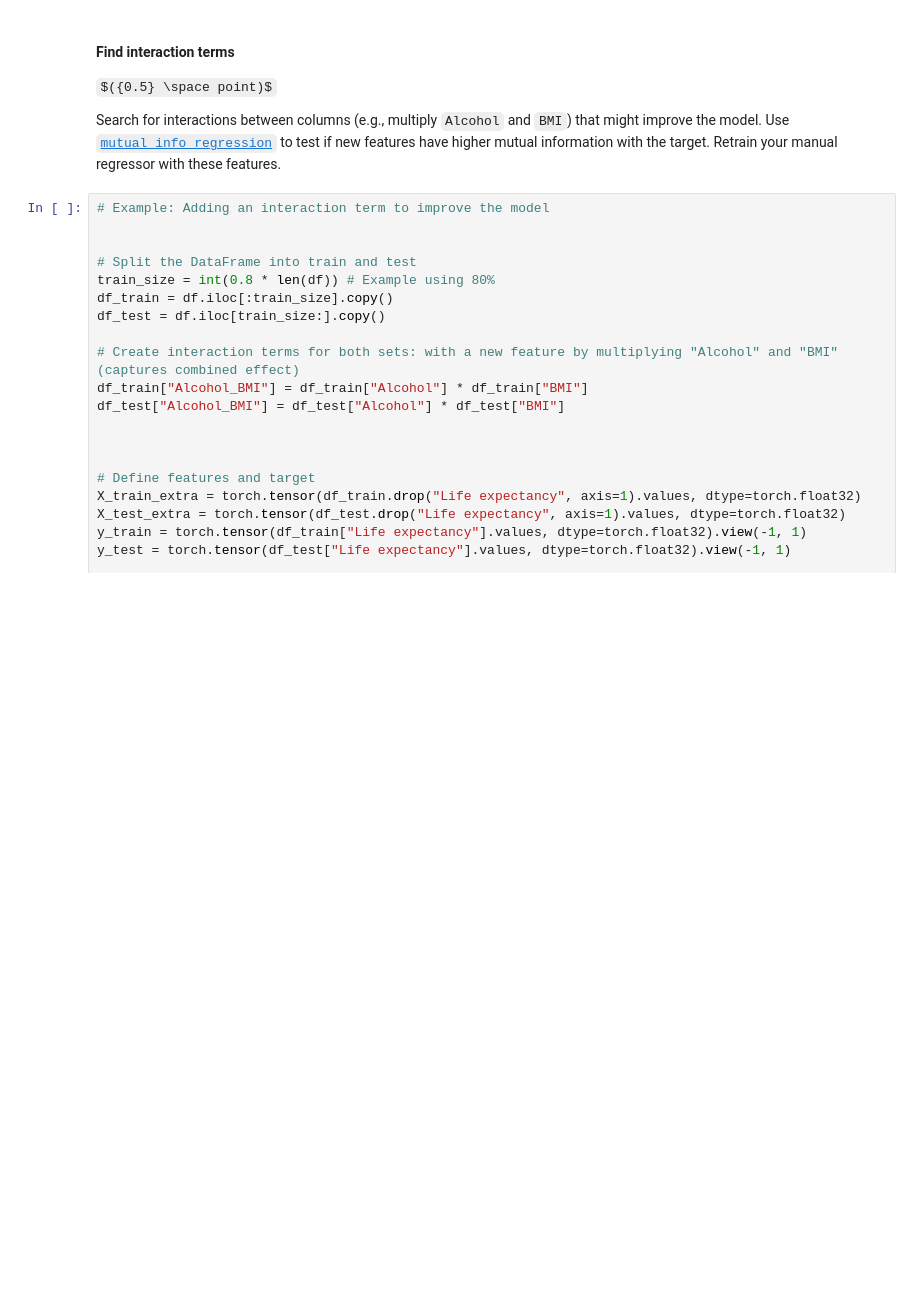
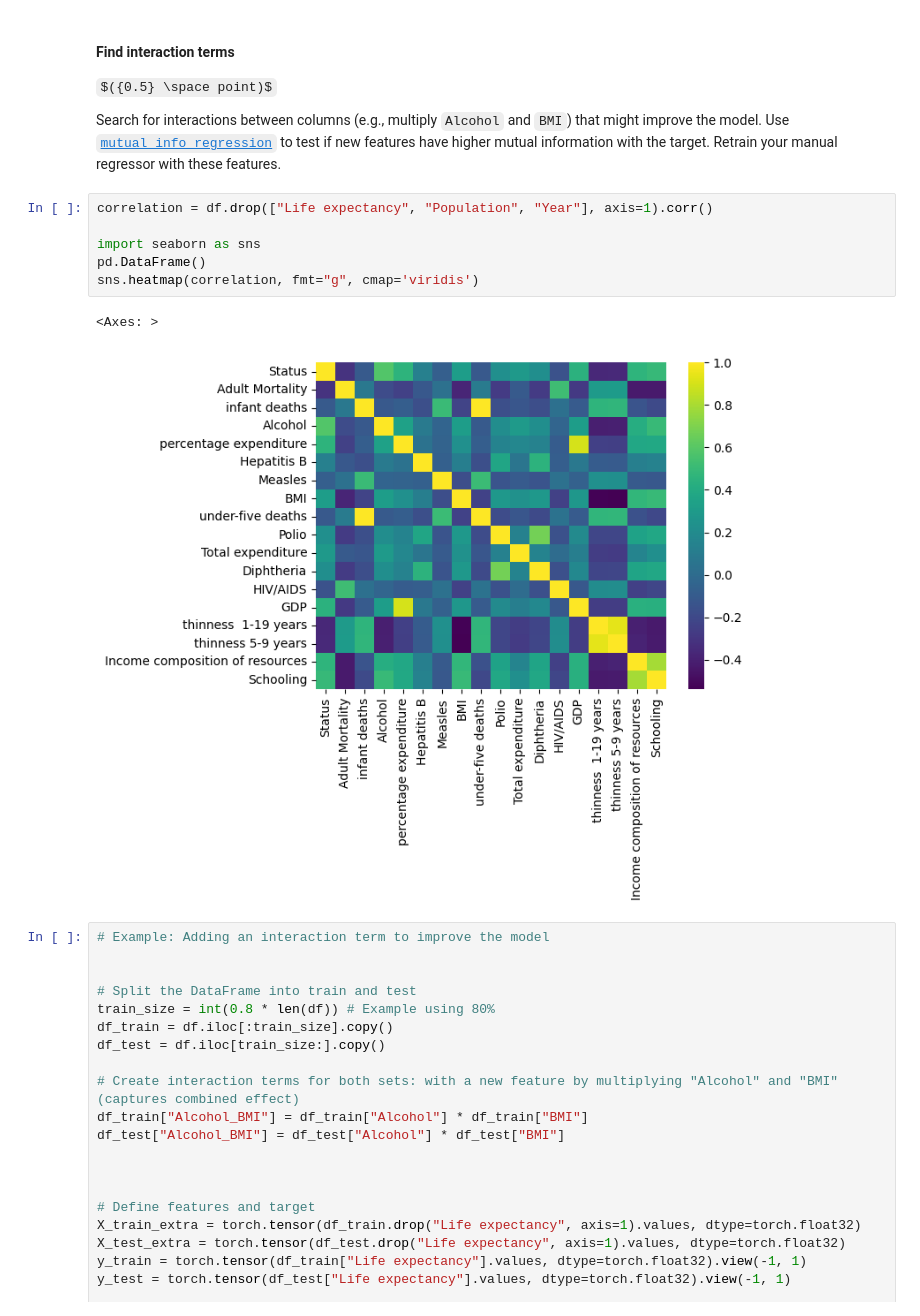
Before and after one commit to THdeCamargoJ/mc886-machine-learning, a Jupyter notebook: assignment_1/mc886_1s2025_assignment_1.ipynb, the cells around one changed output. Saved outputs shown, nothing was run; the diff lists cells and outputs as text; some formulas as TeX source; blank space fills up the shorter version.

```diff
--- a/assignment_1/mc886_1s2025_assignment_1.ipynb
+++ b/assignment_1/mc886_1s2025_assignment_1.ipynb
@@ -420,6 +448,15 @@ PyTorch - MSE: 0.2101, MAE: 0.3340, R2: 0.8022
 $({0.5} \space point)$
 
 Search for interactions between columns (e.g., multiply `Alcohol` and `BMI`) that might improve the model. Use [`mutual_info_regression`](https://scikit-learn.org/stable/modules/generated/sklearn.feature_selection.mutual_info_regression.html) to test if new features have higher mutual information with the target. Retrain your manual regressor with these features.
+# %%
+correlation = df.drop(["Life expectancy", "Population", "Year"], axis=1).corr()
+
+import seaborn as sns
+pd.DataFrame()
+sns.heatmap(correlation, fmt="g", cmap='viridis')
+# %% [output]
+<Axes: >
+[figure, added]
 # %%
 # Example: Adding an interaction term to improve the model
 
```
Also changed, not shown: parts of 7 cells of this notebook.
